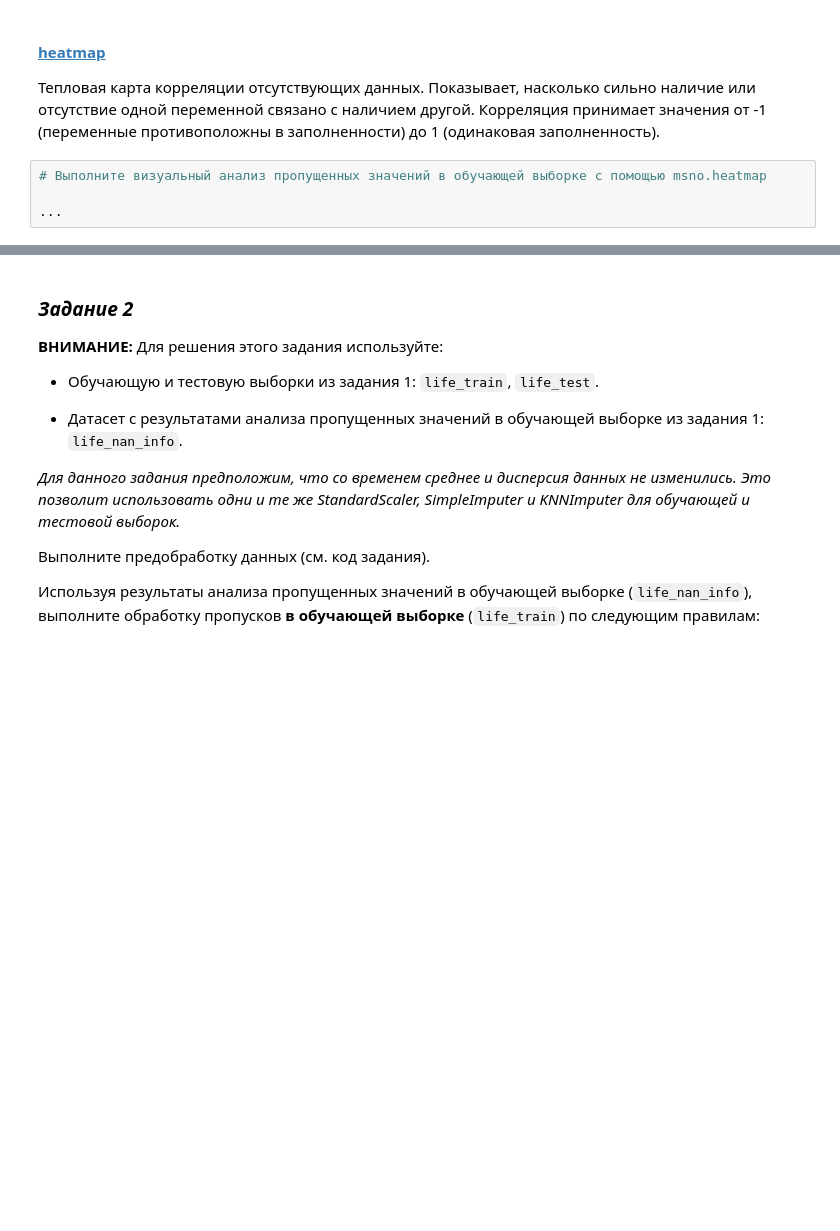
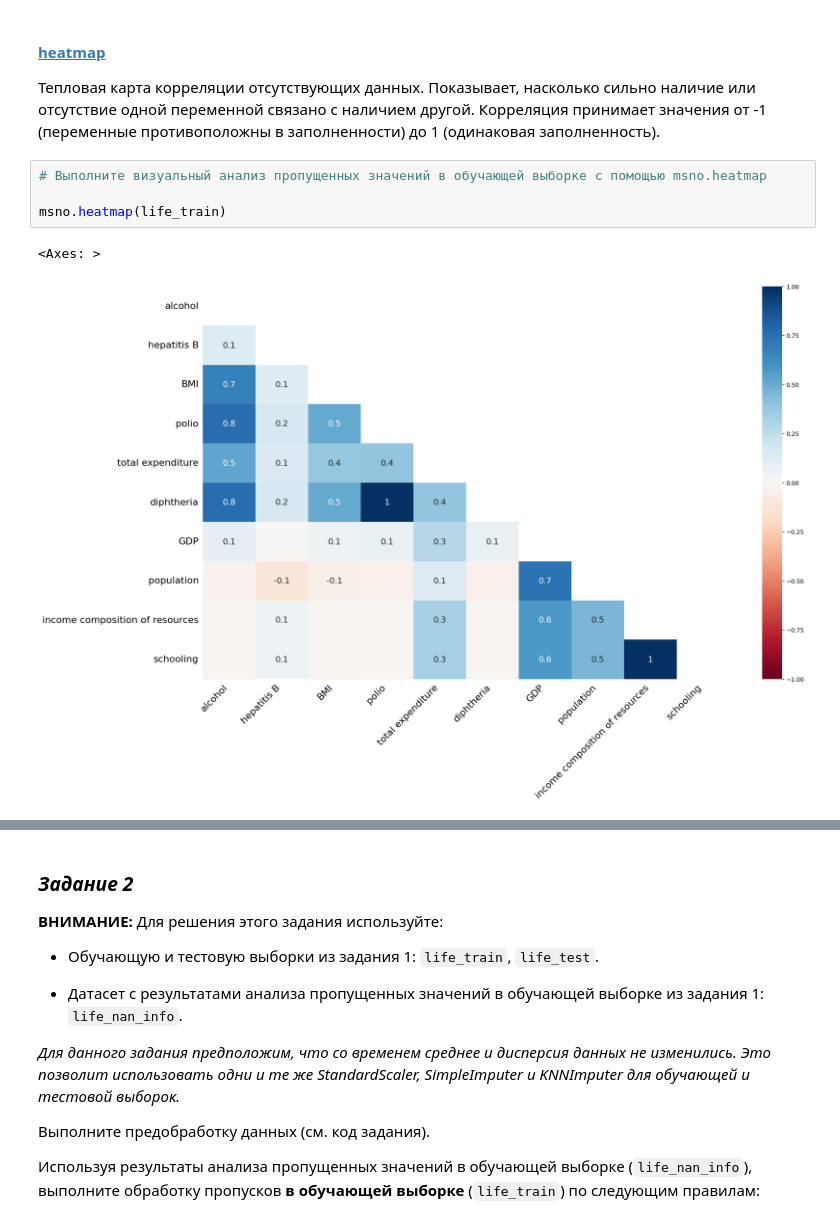
Before and after one commit to ml2me/study, a Jupyter notebook: classic_ML/3/03.Задание.ipynb, the cells around one changed output, grey strips where cells are left out. Saved outputs shown, nothing was run; the diff lists cells and outputs as text; blank space fills up the shorter version.

```diff
--- a/classic_ML/3/03.Задание.ipynb
+++ b/classic_ML/3/03.Задание.ipynb
@@ -300,7 +380,10 @@ life_nan_info = life_nan_info[life_nan_info['NaN share'] != 0.0]
 # %%
 # Выполните визуальный анализ пропущенных значений в обучающей выборке с помощью msno.heatmap
 
-...
+msno.heatmap(life_train)
+# %% [output]
+<Axes: >
+[figure, added]
 # %%
 # Дополните функцию mcar_test
 
```
Also changed, not shown: parts of 12 cells of this notebook.
